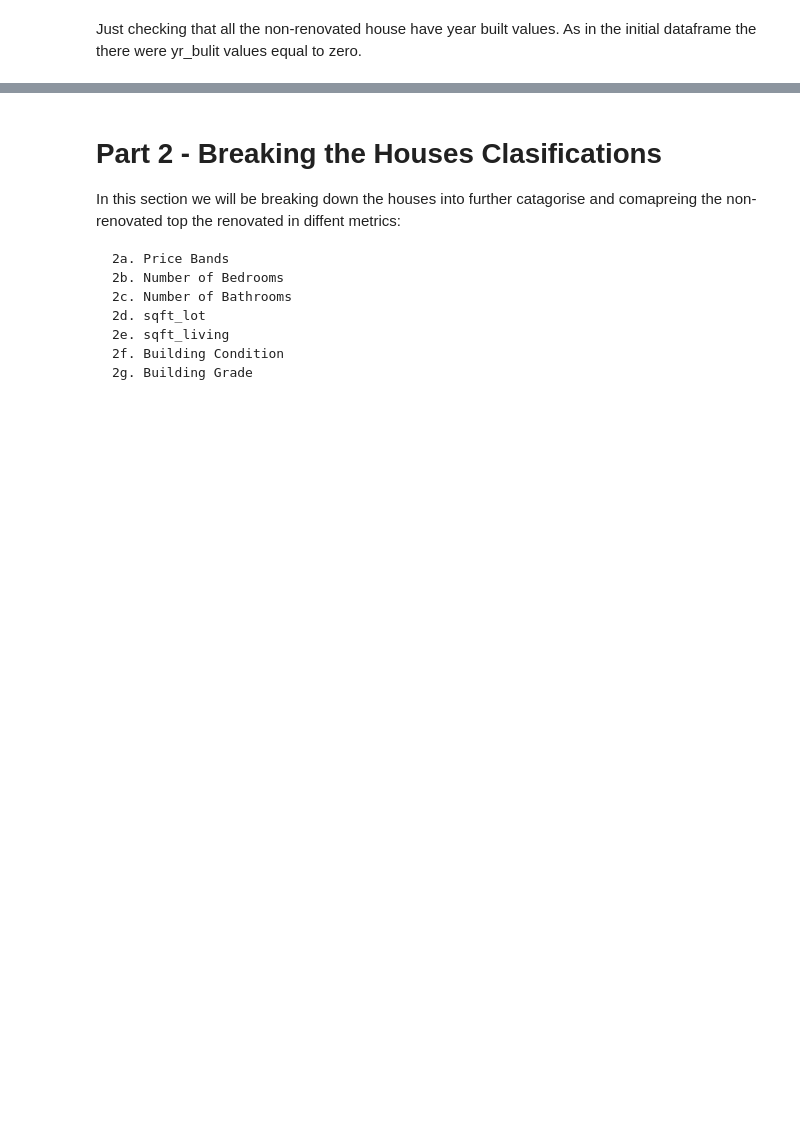
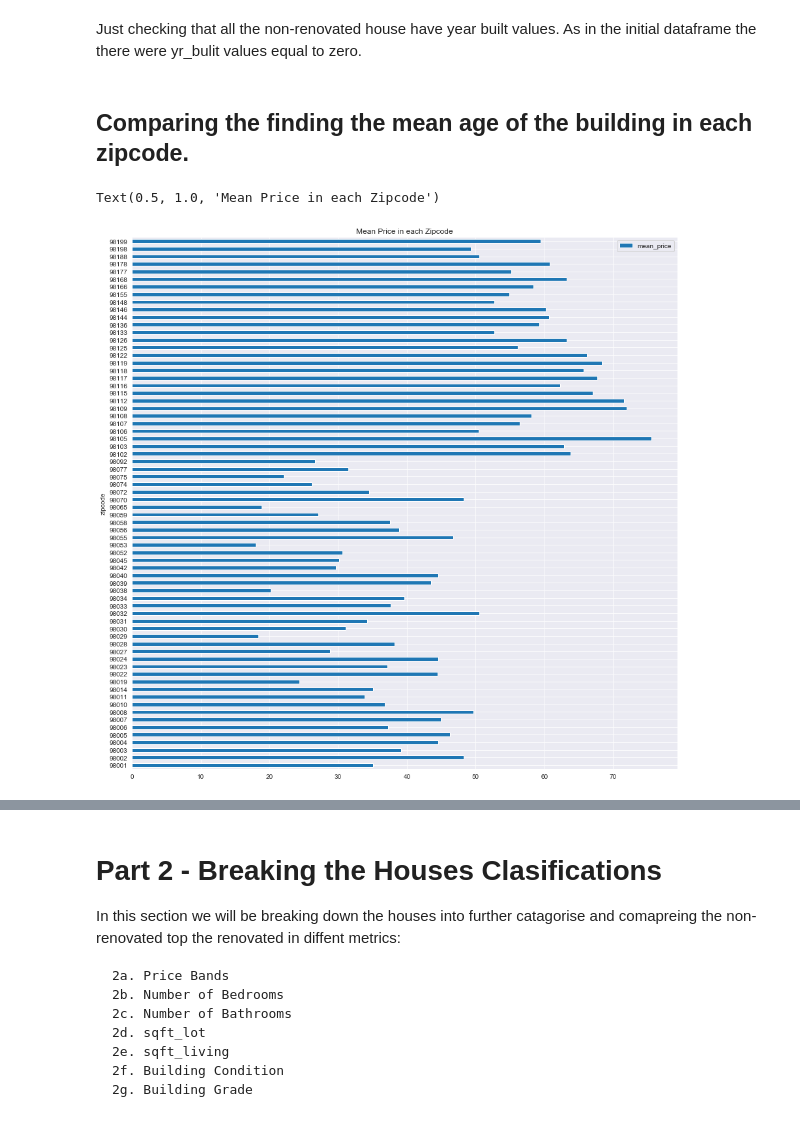
Before and after one commit to BanjiAjayi/Project1, a Jupyter notebook: Matt/Work Book 2.ipynb, the cells around one changed output, grey strips where cells are left out. Saved outputs shown, nothing was run; the diff lists cells and outputs as text; code cells hidden in the pictures; blank space fills up the shorter version.

Commit message:
banji need clean data

```diff
--- a/Matt/Work Book 2.ipynb
+++ b/Matt/Work Book 2.ipynb
@@ -536,3 +577,22 @@ Benifit of not renovating: re
 Just checking that all the non-renovated house have year built values. As in the initial dataframe the there were yr_bulit values equal to zero.
 # %%
 # sorted(df_non_ren['yr_built'].unique())
+# %% [markdown]
+## Comparing the finding the mean age of the building in each zipcode.
+# %%
+#found Mean price values of houses in each zipcode
+stats_zipcode = df.groupby(['zipcode'])['age'].mean().apply(lambda x: format(x, 'f'))
+df_stats_zipcode = pd.DataFrame(stats_zipcode)
+mean_zipcode = df_stats_zipcode.rename(columns={"age": "mean_price"})
+mean_zipcode.mean_price = mean_zipcode.mean_price.astype('float64')
+df_mean_zipcode = pd.DataFrame(mean_zipcode)
+df_mean_zipcode.sort_values('zipcode').plot(kind='barh', figsize=(15,15))
+plt.title('Mean Price in each Zipcode')
+# # df_mean_zipcode = df_stats_zipcode.rename(columns={"price": "mean_price"})
+# # df2 = df_mean_zipcode['mean_price'].astype('float64')
+# # sns.distplot(df_mean_zipcode)
+# sns.barplot(x = ['zipcode'], y = ['mean_price'])
+# # #clean this graph a little more
+# %% [output]
+Text(0.5, 1.0, 'Mean Price in each Zipcode')
+[figure, added]
```
Also changed, not shown: parts of 49 cells of this notebook, 2 other files.
